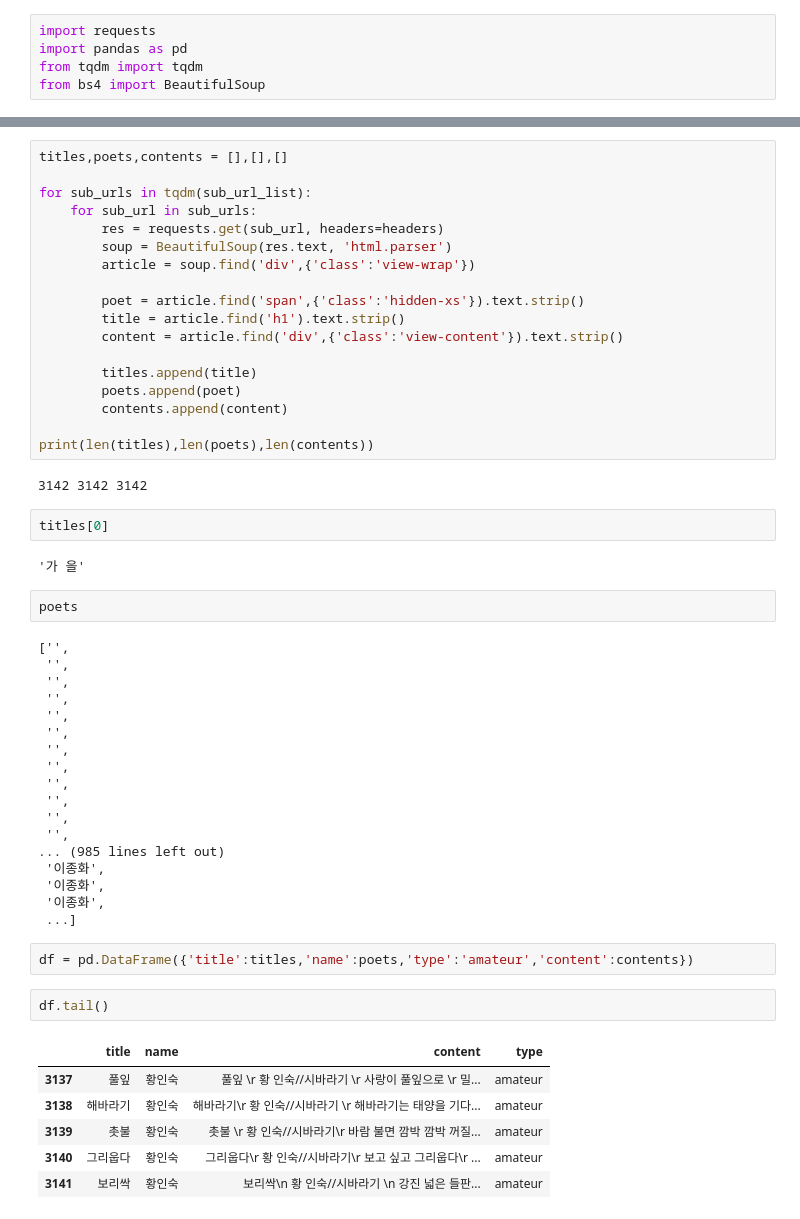
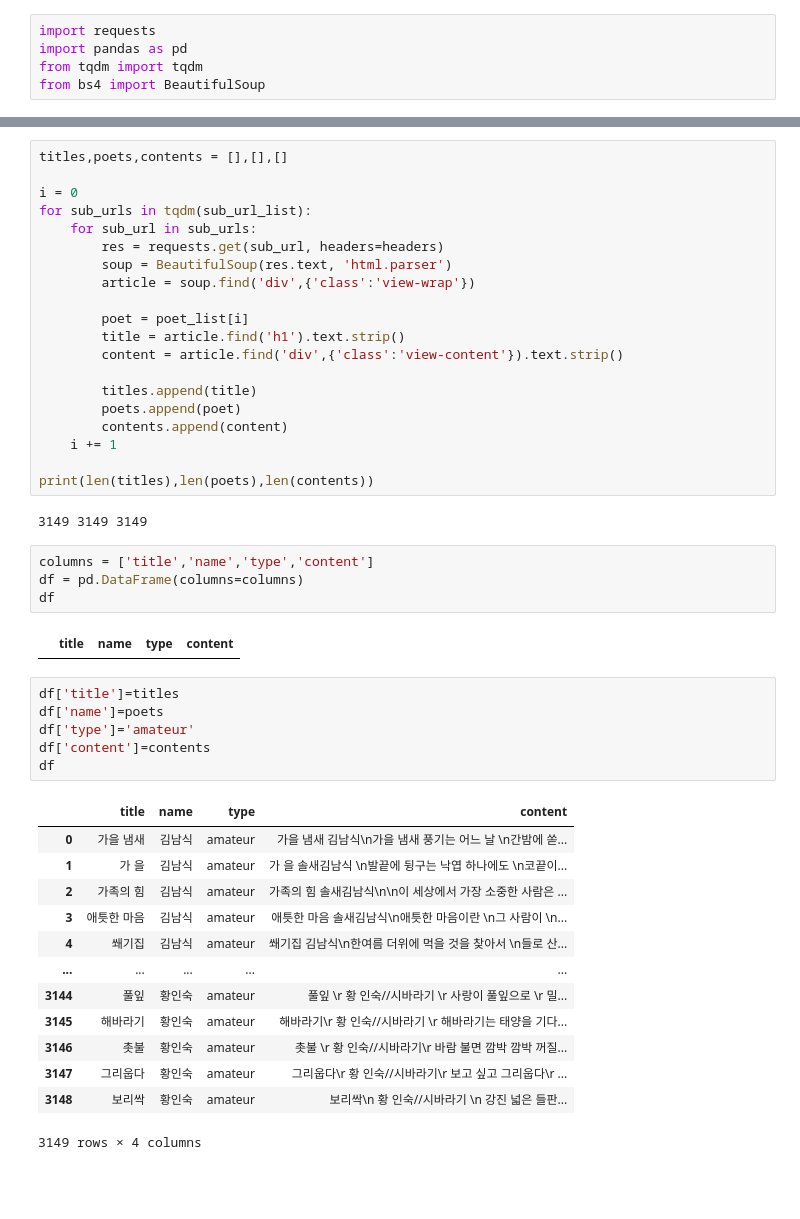
Before and after one commit to davetpj/archive, a Jupyter notebook: nlp/cr/poem_crw.ipynb, the cells around one changed output, grey strips where cells are left out. Saved outputs shown, nothing was run; the diff lists cells and outputs as text; blank space fills up the shorter version.

```diff
--- a/nlp/cr/poem_crw.ipynb
+++ b/nlp/cr/poem_crw.ipynb
@@ -120,55 +120,48 @@ print(len(sub_url_list))
 # %%
 titles,poets,contents = [],[],[]
 
+i = 0
 for sub_urls in tqdm(sub_url_list):
     for sub_url in sub_urls:
         res = requests.get(sub_url, headers=headers)
         soup = BeautifulSoup(res.text, 'html.parser')
         article = soup.find('div',{'class':'view-wrap'})
 
-        poet = article.find('span',{'class':'hidden-xs'}).text.strip()
+        poet = poet_list[i]
         title = article.find('h1').text.strip()
         content = article.find('div',{'class':'view-content'}).text.strip()
 
         titles.append(title)
         poets.append(poet)
         contents.append(content)
+    i += 1
 
 print(len(titles),len(poets),len(contents))
 # %% [output]
-3142 3142 3142
+3149 3149 3149
-# %%
-titles[0]
-# %% [output]
-'가 을'
-# %%
-poets
-# %% [output]
-['',
- '',
- '',
- '',
- '',
- '',
- '',
- '',
- '',
- '',
- '',
- '',
-... (985 lines left out)
- '이종화',
- '이종화',
- '이종화',
- ...]
+# %%
+columns = ['title','name','type','content']
+df = pd.DataFrame(columns=columns)
+df
+# %% [output]
+|  | title | name | type | content |
 # %%
-df = pd.DataFrame({'title':titles,'name':poets,'type':'amateur','content':contents})
+df['title']=titles
+df['name']=poets
+df['type']='amateur'
+df['content']=contents
+df
+# %% [output]
+|  | title | name | type | content |
+| 0 | 가을 냄새 | 김남식 | amateur | 가을 냄새 김남식\n가을 냄새 풍기는 어느 날 \n간밤에 쏟... |
+| 1 | 가 을 | 김남식 | amateur | 가 을 솔새김남식 \n발끝에 뒹구는 낙엽 하나에도 \n코끝이... |
+| 2 | 가족의 힘 | 김남식 | amateur | 가족의 힘 솔새김남식\n\n이 세상에서 가장 소중한 사람은 ... |
+| 3 | 애틋한 마음 | 김남식 | amateur | 애틋한 마음 솔새김남식\n애틋한 마음이란 \n그 사람이 \n... |
+| 4 | 쐐기집 | 김남식 | amateur | 쐐기집 김남식\n한여름 더위에 먹을 것을 찾아서 \n들로 산... |
+| ... | ... | ... | ... | ... |
+| 3144 | 풀잎 | 황인숙 | amateur | 풀잎 \r 황 인숙//시바라기 \r 사랑이 풀잎으로 \r 밀... |
+| 3145 | 해바라기 | 황인숙 | amateur | 해바라기\r 황 인숙//시바라기 \r 해바라기는 태양을 기다... |
+| 3146 | 촛불 | 황인숙 | amateur | 촛불 \r 황 인숙//시바라기\r 바람 불면 깜박 깜박 꺼질... |
+| 3147 | 그리웁다 | 황인숙 | amateur | 그리웁다\r 황 인숙//시바라기\r 보고 싶고 그리웁다\r ... |
+| 3148 | 보리싹 | 황인숙 | amateur | 보리싹\n 황 인숙//시바라기 \n 강진 넓은 들판... |
+3149 rows × 4 columns
-# %%
-df.tail()
-# %% [output]
-|  | title | name | content | type |
-| 3137 | 풀잎 | 황인숙 | 풀잎 \r 황 인숙//시바라기 \r 사랑이 풀잎으로 \r 밀... | amateur |
-| 3138 | 해바라기 | 황인숙 | 해바라기\r 황 인숙//시바라기 \r 해바라기는 태양을 기다... | amateur |
-| 3139 | 촛불 | 황인숙 | 촛불 \r 황 인숙//시바라기\r 바람 불면 깜박 깜박 꺼질... | amateur |
-| 3140 | 그리웁다 | 황인숙 | 그리웁다\r 황 인숙//시바라기\r 보고 싶고 그리웁다\r ... | amateur |
-| 3141 | 보리싹 | 황인숙 | 보리싹\n 황 인숙//시바라기 \n 강진 넓은 들판... | amateur |
```
Also changed, not shown: parts of 8 cells of this notebook.
